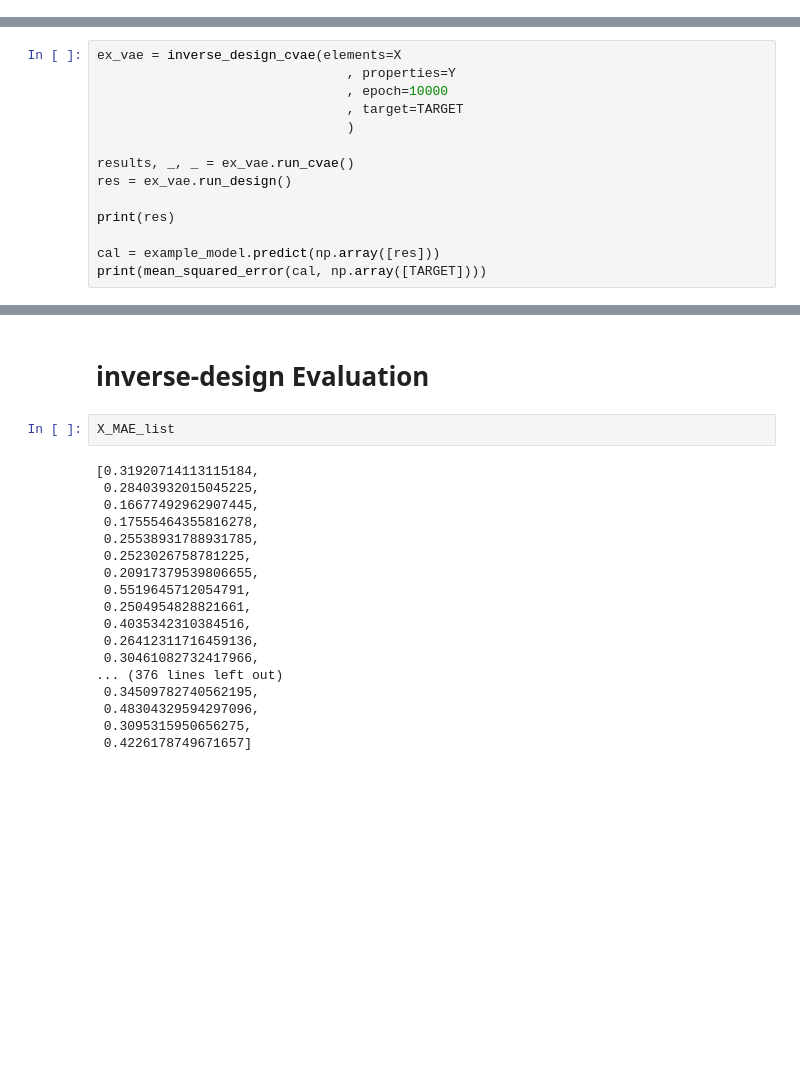
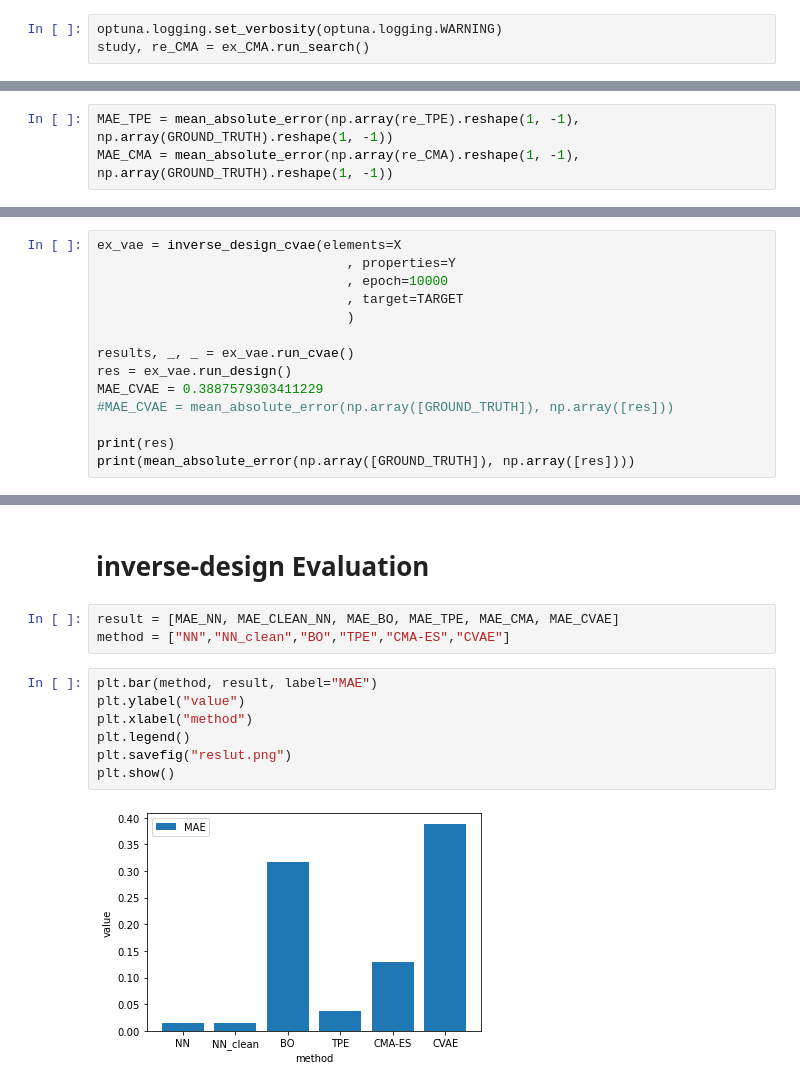
Before and after one commit to oytang/magic-material, a Jupyter notebook: run_inverse_design.ipynb, the cells around one changed output, grey strips where cells are left out. Cells and saved outputs as stored; diff of their text form; blank space fills up the shorter version.

```diff
--- a/run_inverse_design.ipynb
+++ b/run_inverse_design.ipynb
@@ -212,0 +244,3 @@ re_TPE
+# %%
+optuna.logging.set_verbosity(optuna.logging.WARNING)
+study, re_CMA = ex_CMA.run_search()
@@ -213,3 +265,6 @@ re_TPE
+# %%
+MAE_TPE = mean_absolute_error(np.array(re_TPE).reshape(1, -1), np.array(GROUND_TRUTH).reshape(1, -1))
+MAE_CMA = mean_absolute_error(np.array(re_CMA).reshape(1, -1), np.array(GROUND_TRUTH).reshape(1, -1))
 # %%
 optuna.visualization.plot_optimization_history(study)
 # %%
@@ -261,8 +316,8 @@ ex_vae = inverse_design_cvae(elements=X
 
 results, _, _ = ex_vae.run_cvae()
 res = ex_vae.run_design()
+MAE_CVAE = 0.3887579303411229
+#MAE_CVAE = mean_absolute_error(np.array([GROUND_TRUTH]), np.array([res]))
 
 print(res)
-
-cal = example_model.predict(np.array([res]))
-print(mean_squared_error(cal, np.array([TARGET])))
+print(mean_absolute_error(np.array([GROUND_TRUTH]), np.array([res])))
@@ -298,23 +348,15 @@ for i in range(1000):
 plt.plot(mse_accum)
 # %% [markdown]
 # inverse-design Evaluation
-# %%
-X_MAE_list
-# %% [output]
-[0.31920714113115184,
- 0.28403932015045225,
- 0.16677492962907445,
- 0.17555464355816278,
- 0.25538931788931785,
- 0.2523026758781225,
- 0.20917379539806655,
- 0.5519645712054791,
- 0.2504954828821661,
- 0.4035342310384516,
- 0.26412311716459136,
- 0.30461082732417966,
-... (376 lines left out)
- 0.34509782740562195,
- 0.48304329594297096,
- 0.3095315950656275,
- 0.4226178749671657]
+# %%
+result = [MAE_NN, MAE_CLEAN_NN, MAE_BO, MAE_TPE, MAE_CMA, MAE_CVAE]
+method = ["NN","NN_clean","BO","TPE","CMA-ES","CVAE"]
+# %%
+plt.bar(method, result, label="MAE")
+plt.ylabel("value")
+plt.xlabel("method")
+plt.legend()
+plt.savefig("reslut.png")
+plt.show()
+# %% [output]
+[figure, added]
```
Also changed, not shown: parts of 16 cells of this notebook, 1 other file.
